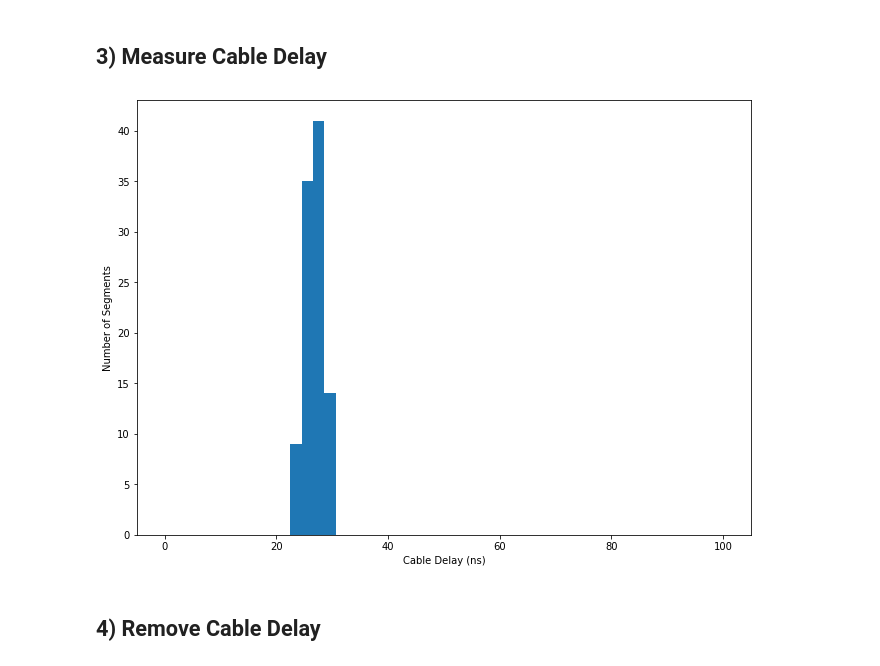
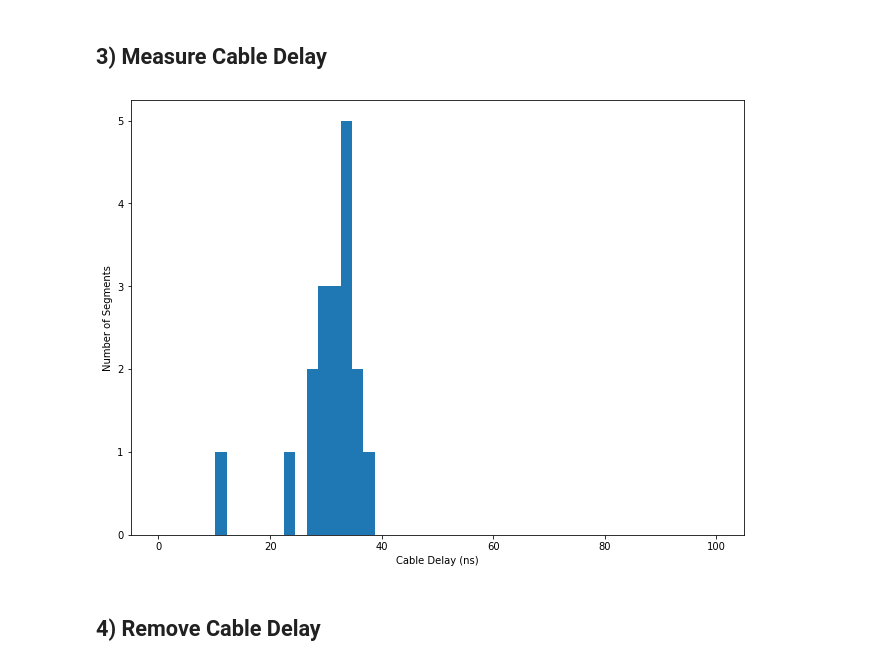
Before and after one commit to withersm/readout, a Jupyter notebook: host/master_data_view_offline_demod.ipynb, the cells around one changed output. Saved outputs shown, nothing was run; the diff lists cells and outputs as text; code cells hidden in the pictures.

Commit message:
MOW - finishing IV curve routine; work on bias_board and demod with Phil, Cody, and Eric

```diff
--- a/host/master_data_view_offline_demod.ipynb
+++ b/host/master_data_view_offline_demod.ipynb
@@ -13,10 +13,24 @@ imp.reload(dm)
 # %%
 path = '/home/matt/Documents/20240124_LNA3_Flux_Ramp_with_Sinusoid/' #input data path
 
+"""
 initial_lo_sweep=np.load(dm.find_file(path,'test')) #find initial lo sweep file
 targeted_lo_sweep=np.load(dm.find_file(path,'target')) #find targeted sweep file
 tone_freqs=np.load(dm.find_file(path,'freqs')) #find tone freqs
 ts_fr,Is_fr,Qs_fr=dm.read_data(dm.find_file(path,'ALICPT_RDF')) #find time stream data
+"""
+
+"""
+initial_lo_sweep=np.load('/home/matt/alicpt_data/tone_initializations/fcenter_4399.5_20240129135546/lo_sweep_initial_fcenter_4399.5_20240129135601.npy') #find initial lo sweep file
+targeted_lo_sweep=np.load('/home/matt/alicpt_data/tone_initializations/fcenter_4399.5_20240129135546/lo_sweep_targeted_2_fcenter_4399.5_20240129140219.npy') #find targeted sweep file
+tone_freqs=np.load('/home/matt/alicpt_data/tone_initializations/fcenter_4399.5_20240129135546/freq_list_lo_sweep_targeted_1_fcenter_4399.5_20240129140000.npy') #find tone freqs
+ts_fr,Is_fr,Qs_fr=dm.read_data('/home/matt/alicpt_data/time_streams/ts_toneinit_fcenter_4399.5_20240129135546_t_20240129140535.hd5') #find time stream data
+"""
+
+initial_lo_sweep=np.load('/home/matt/alicpt_data/tone_initializations/fcenter_4250.0_20240129152847/lo_sweep_initial_fcenter_4250.0_20240129152859.npy') #find initial lo sweep file
+targeted_lo_sweep=np.load('/home/matt/alicpt_data/tone_initializations/fcenter_4250.0_20240129152847/lo_sweep_targeted_2_fcenter_4250.0_20240129153135.npy') #find targeted sweep file
+tone_freqs=np.load('/home/matt/alicpt_data/tone_initializations/fcenter_4250.0_20240129152847/freq_list_lo_sweep_targeted_1_fcenter_4250.0_20240129153021.npy') #find tone freqs
+ts_fr,Is_fr,Qs_fr=dm.read_data('/home/matt/alicpt_data/time_streams/ts_toneinit_fcenter_4250.0_20240129152847_t_20240129153437.hd5') #find time stream data
 # %% [markdown]
 ## 1) View Initial LO Sweep
 # %%
@@ -26,15 +41,15 @@ dm.plot_s21([initial_lo_sweep])
 # %% [markdown]
 ## 2) Enter Frequency Region for Cable Delay Calculation
 # %%
-delay_region_start = 4.2e9  #Hz
-delay_region_stop =  4.25e9 #Hz
+delay_region_start = 4.02e9  #Hz
+delay_region_stop =  4.03e9 #Hz
 # %% [markdown]
 ## 3) Measure Cable Delay
 # %%
 # Measure
-delays = dm.measure_delay_test_given_freq(initial_lo_sweep,4.2e9,4.25e9,plot=True)
+delays = dm.measure_delay_test_given_freq(initial_lo_sweep,delay_region_start,delay_region_stop,plot=True)
 # %% [output]
-[figure, old version]
+[figure, new version]
 # %% [markdown]
 ## 4) Remove Cable Delay
 # %%
```
Also changed, not shown: parts of 6 cells of this notebook, 3 other files.
